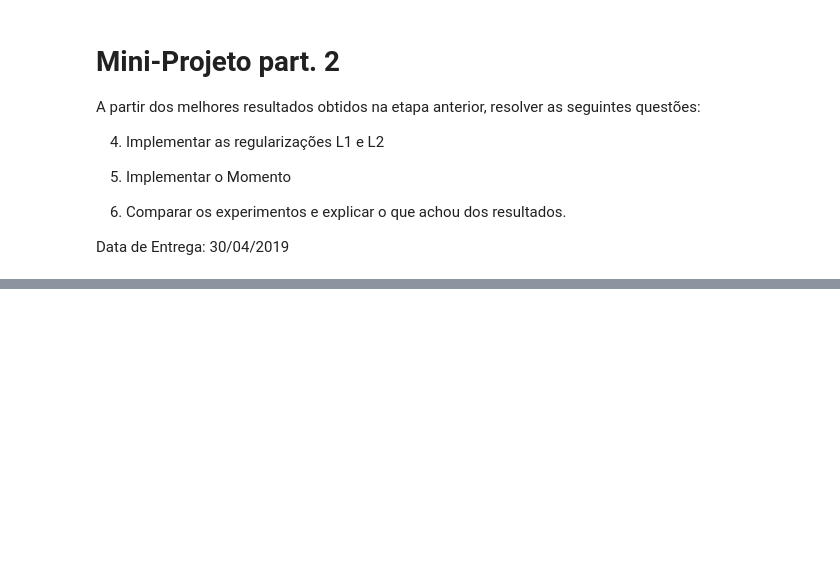
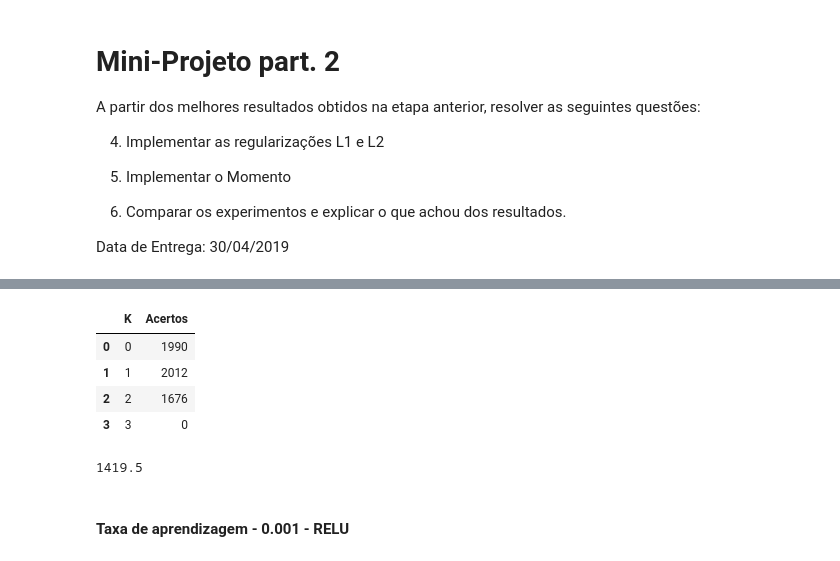
Before and after one commit to FernandaSzAdr/Redes-Neurais--UFRPE-2019.1, a Jupyter notebook: MLP - Multilayer Perceptron/codigos/Backpropagation.ipynb, the cells around one changed output, grey strips where cells are left out. Cells and saved outputs as stored; diff of their text form; code cells hidden in the pictures; blank space fills up the shorter version.

```diff
--- a/MLP - Multilayer Perceptron/codigos/Backpropagation.ipynb
+++ b/MLP - Multilayer Perceptron/codigos/Backpropagation.ipynb
@@ -1287,0 +1887,2 @@ Data de Entrega: 30/04/2019
+# %%
+regularizacao = 'L1'
@@ -1287,0 +1891,18 @@ Data de Entrega: 30/04/2019
+# %%
+net = Network2(tamanho, regularizacao=regularizacao)
+acertos_dict = {}
+kf = KFold(n_splits=n_k)
+at = 0.5
+
+for i, index in enumerate(kf.split(data)):
+  train_index = index[0]
+  test_index = index[1]
+
+  k = "K {}".format(i)
+
+  print(k)
+  training_data = data[train_index[0]:train_index[-1]+1]
+  testing_data = data[test_index[0]:test_index[-1]+1]
+
+  result = net.SGD(training_data, epoch, 10, at,test_data=testing_data, tipo_fun='relu')
+  acertos_dict[k] = result
@@ -1287,0 +1945,18 @@ Data de Entrega: 30/04/2019
+# %%
+net = Network2(tamanho, regularizacao=regularizacao)
+acertos_dict = {}
+kf = KFold(n_splits=n_k)
+at = 0.1
+
+for i, index in enumerate(kf.split(data)):
+  train_index = index[0]
+  test_index = index[1]
+
+  k = "K {}".format(i)
+
+  print(k)
+  training_data = data[train_index[0]:train_index[-1]+1]
+  testing_data = data[test_index[0]:test_index[-1]+1]
+
+  result = net.SGD(training_data, epoch, 10, at,test_data=testing_data, tipo_fun='relu')
+  acertos_dict[k] = result
@@ -1287,0 +1972,19 @@ Data de Entrega: 30/04/2019
+# %%
+teste8 = pd.DataFrame({
+    'K': np.arange(kf.get_n_splits(data)),
+    'Acertos': list(acertos_dict.values())
+})
+
+teste8
+# %% [output]
+|  | K | Acertos |
+| 0 | 0 | 1990 |
+| 1 | 1 | 2012 |
+| 2 | 2 | 1676 |
+| 3 | 3 | 0 |
+# %%
+media = teste8['Acertos'].mean()
+
+media
+# %% [output]
+1419.5
@@ -1287,0 +1997,2 @@ Data de Entrega: 30/04/2019
+# %% [markdown]
+#### Taxa de aprendizagem - 0.001 - RELU
```
Also changed, not shown: parts of 99 cells of this notebook.
